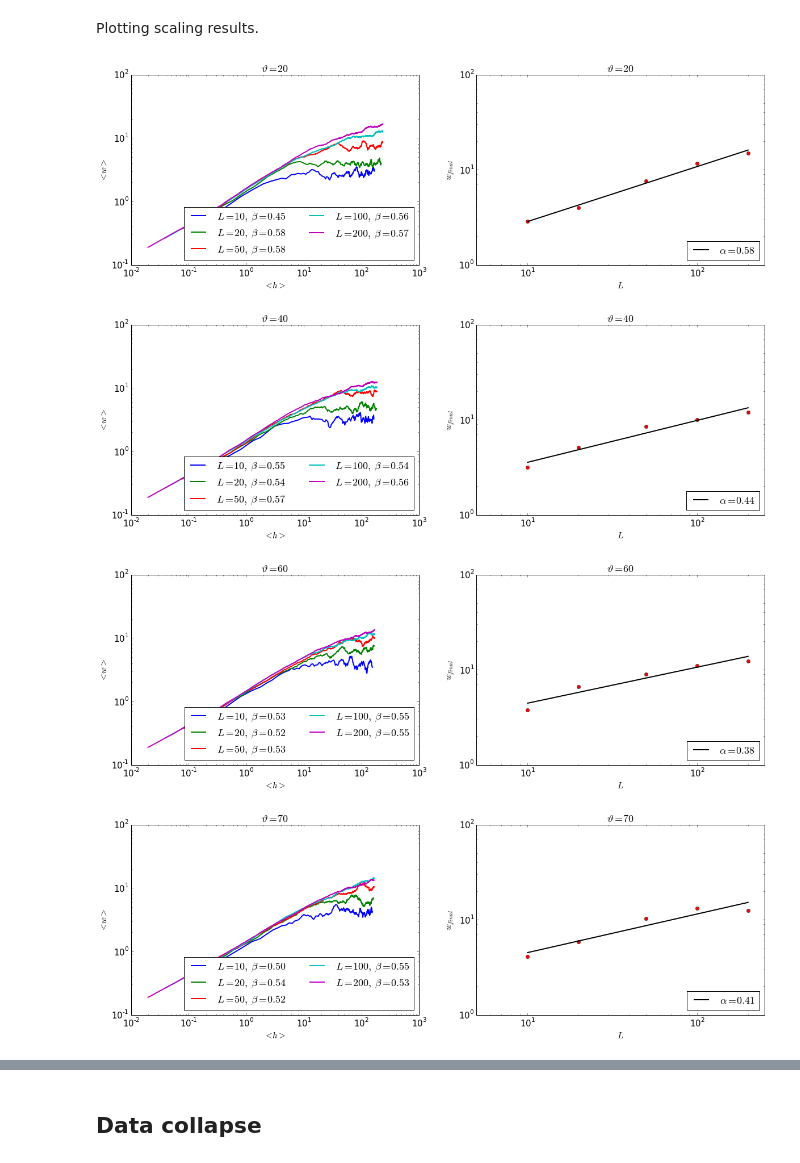
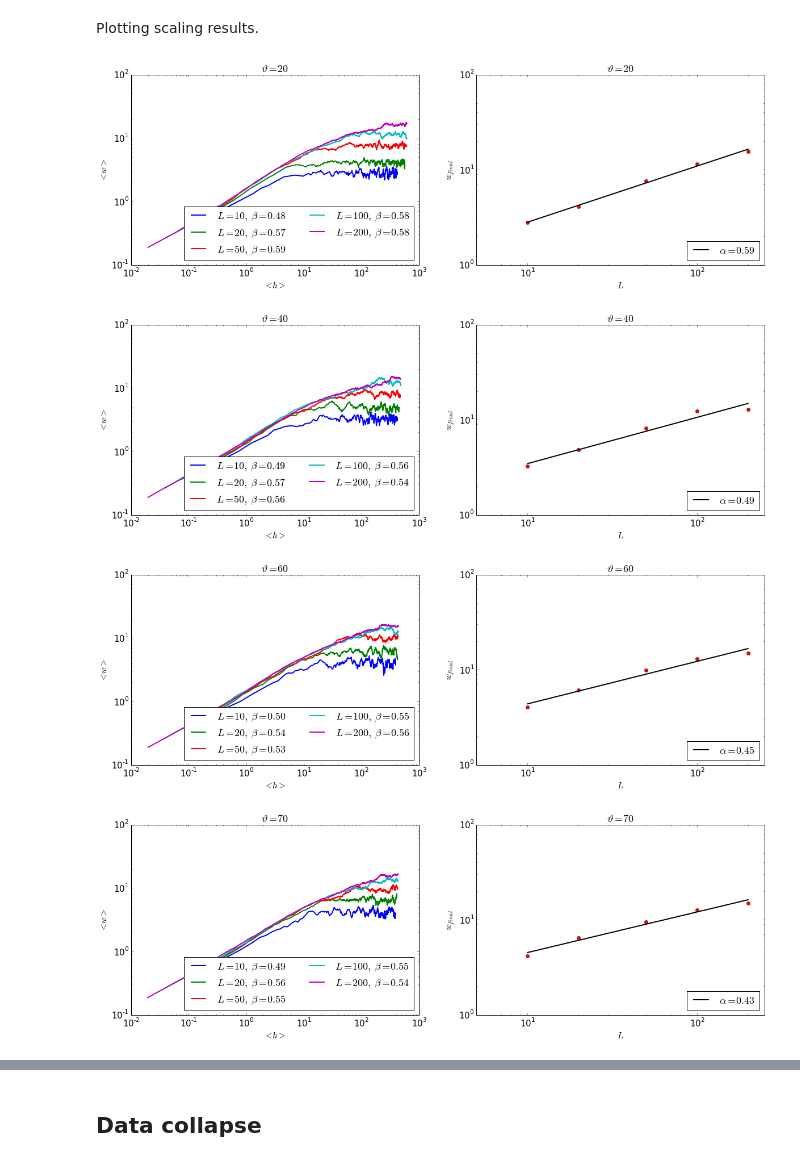
Before and after one commit to bokae/ballistic_deposition, a Jupyter notebook: ballisztikus_ulepedes.ipynb, the cells around one changed output, grey strips where cells are left out. Saved outputs shown, nothing was run; the diff lists cells and outputs as text; code cells hidden in the pictures.

Commit message:
results with longer run

```diff
--- a/ballisztikus_ulepedes.ipynb
+++ b/ballisztikus_ulepedes.ipynb
@@ -159,20 +159,19 @@ JSON keys (in order):
 # %%
 res={}
 for run in range(20):
-    clear_output()
-    print "run",run
     res[run]={}
     for theta in [20,40,60,70,80,90]:
-        print "theta",theta
+        clear_output()
+        print "run",run,"theta",theta
         res[run][theta]={}
         for L in [10,20,50,100,200]:
             print ("L",L)
-            x,y=deposit_particles(theta,20*L,L,1)
+            x,y=deposit_particles(theta,50*L,L,1)
             res[run][theta][L]={"x":x.tolist(),"y":y.tolist()}
-
-import ujson
 # %%
-f=open("deposition_results.json","w")
+import ujson
+
+f=open("deposition_results_big.json","w")
 f.write(ujson.dumps(res))
 f.close()
 # %% [markdown]
@@ -181,7 +180,7 @@ f.close()
 Loading results from JSON file of the previous section. Calculating values needed for scaling.
 # %%
 import ujson
-res2=ujson.loads(open("deposition_results.json").read())
+res2=ujson.loads(open("deposition_results_big.json").read())
 
 %matplotlib inline
 
@@ -259,35 +258,35 @@ Llist=["10","20","50","100","200"]
 for theta in ["20","40","60","70","80","90"]:
     explist[theta]=dict()
     explist[theta]["beta"]=[]
     fig,ax=plt.subplots(1,2,figsize=(20,6))
     w_final=[]
     for L in Llist:
         x=hdict[theta][L]
         y=wdict[theta][L]
         m=x<5
         p1,p1_cov=curve_fit(f,np.log(x[m]),np.log(y)[m])
         ax[0].plot(x,y,lw=2,label=r'$L=%.0f,\,\beta=%.2f$' % (int(L),p1[0]))
-        w_final.append(np.mean(y[x>100]))
+        w_final.append(np.mean(y[x>350]))
         explist[theta]["beta"].append(p1[0])
 
     ax[0].legend(loc="lower right",ncol=2)
     ax[0].set_xlabel(r"$<h>$")
     ax[0].set_ylabel(r"$<w>$")
     ax[0].set_title(r"$\vartheta=%.0f$" % float(theta))
     ax[0].loglog()
 
     p2,p2_cov=curve_fit(f,np.log(list(map(int,Llist))),np.log(w_final))
     explist[theta]["alpha"]=p2[0]
     ax[1].plot(list(map(int,Llist)),w_final,'ro')
     ax[1].plot(list(map(int,Llist)),list(map(lambda x: np.exp(p2[0]*np.log(int(x))+p2[1]),Llist)),'k-',lw=2,label=r"$\alpha=%.2f$" % p2[0])
     ax[1].set_xlabel(r"$L$")
     ax[1].set_ylabel(r"$w_{final}$")
     ax[1].set_xlim(5,250)
     ax[1].set_title(r"$\vartheta=%.0f$" % float(theta))
     ax[1].legend(loc="lower right")
     ax[1].loglog()
 # %% [output]
-[figure, old version]
+[figure, new version]
-[figure, old version]
+[figure, new version]
-[figure, old version]
+[figure, new version]
-[figure, old version]
+[figure, new version]
```
Also changed, not shown: parts of 3 cells of this notebook.
